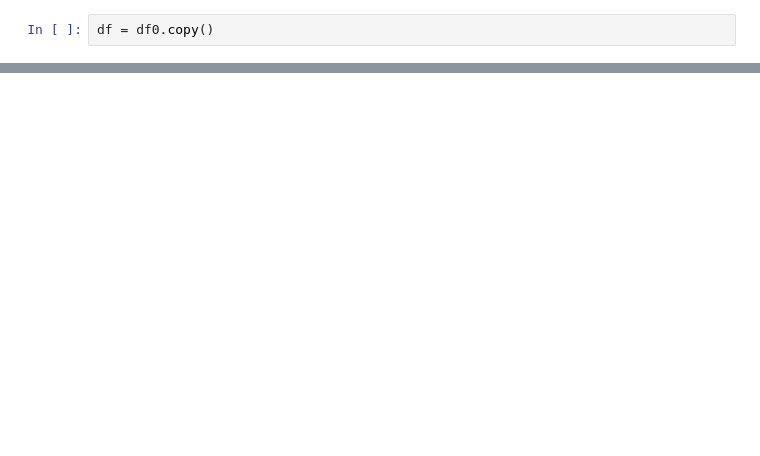
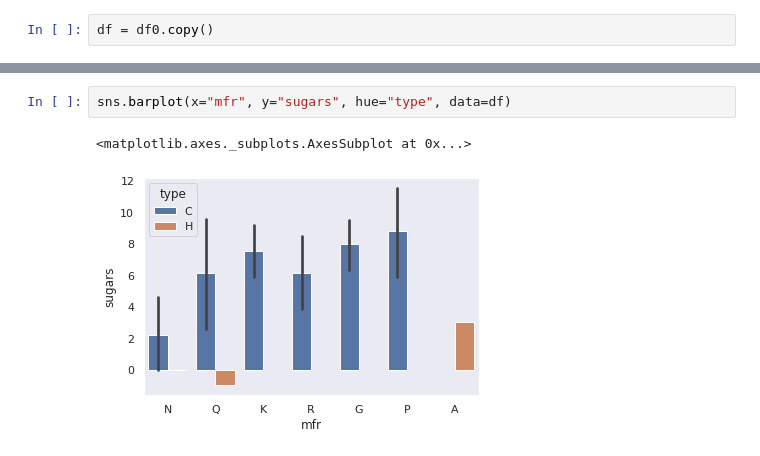
Before and after one commit to reytax81/apprentissage_python, a Jupyter notebook: cereal1.ipynb, the cells around one changed output, grey strips where cells are left out. Drawn from its saved outputs; the diff is of its cells as text; blank space fills up the shorter version.

```diff
--- a/cereal1.ipynb
+++ b/cereal1.ipynb
@@ -15,0 +109,5 @@ df = df0.copy()
+# %%
+sns.barplot(x="mfr", y="sugars", hue="type", data=df)
+# %% [output]
+<matplotlib.axes._subplots.AxesSubplot at 0x...>
+[figure, added]
```
Also changed, not shown: parts of 10 cells of this notebook.
